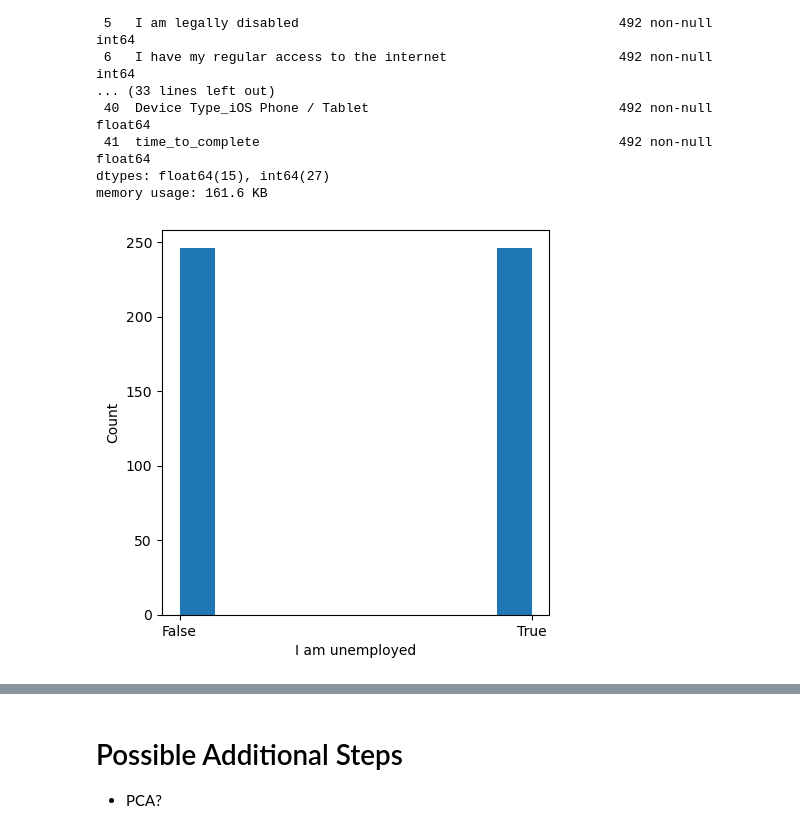
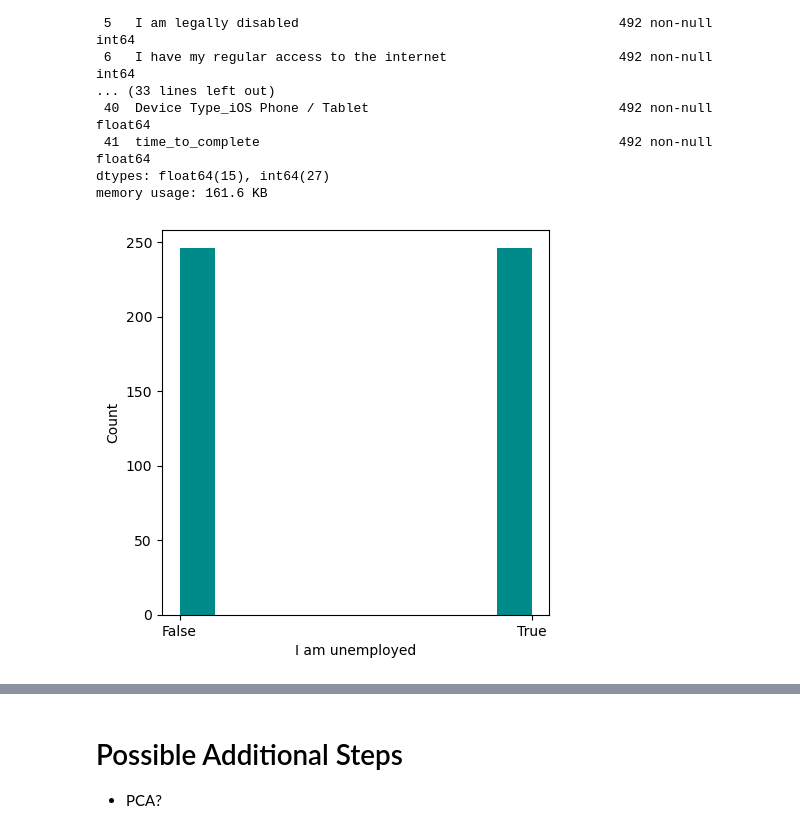
Before and after one commit to camerongridley/UnemploymentMentalHealth, a Jupyter notebook: notebooks/ModelingV3.ipynb, the cells around one changed output, grey strips where cells are left out. Cells and saved outputs as stored; diff of their text form; code cells hidden in the pictures.

```diff
--- a/notebooks/ModelingV3.ipynb
+++ b/notebooks/ModelingV3.ipynb
@@ -482,15 +482,15 @@ memory usage: 161.6 KB
 # %%
 #y_sm.hist()
 fig, ax = plt.subplots(figsize=(5,5))
-ax.hist(y_sm)
+ax.hist(y_sm, color='darkcyan')
 ax.set_xlabel("I am unemployed")
 ax.set_ylabel("Count")
 ax.set_xticks([0,1])
 ax.set_xticklabels(['False','True'])
 plt.savefig('../img/class_rebalance_smote.png', bbox_inches="tight")
 plt.show()
 # %% [output]
-[figure, old version]
+[figure, new version]
 # %%
 X_most_imp_log_reg_smote, lr_smote_rfe_model = run_rfe(X_sm, y_sm, LogisticRegression(random_state=random_seed), base_filename='logistic_regression_smote', scale_features=True)
 # %% [output]
```
Also changed, not shown: parts of 13 cells of this notebook, 25 other files.
